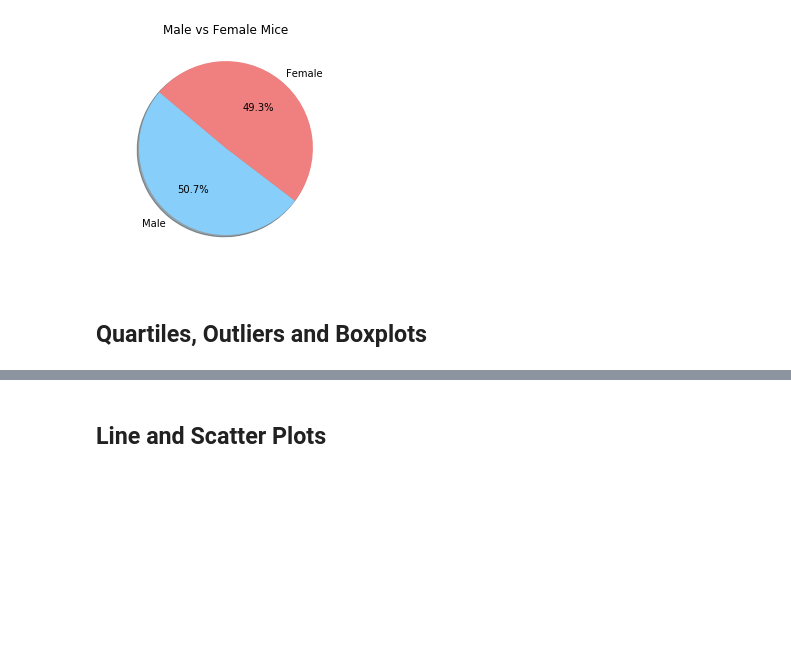
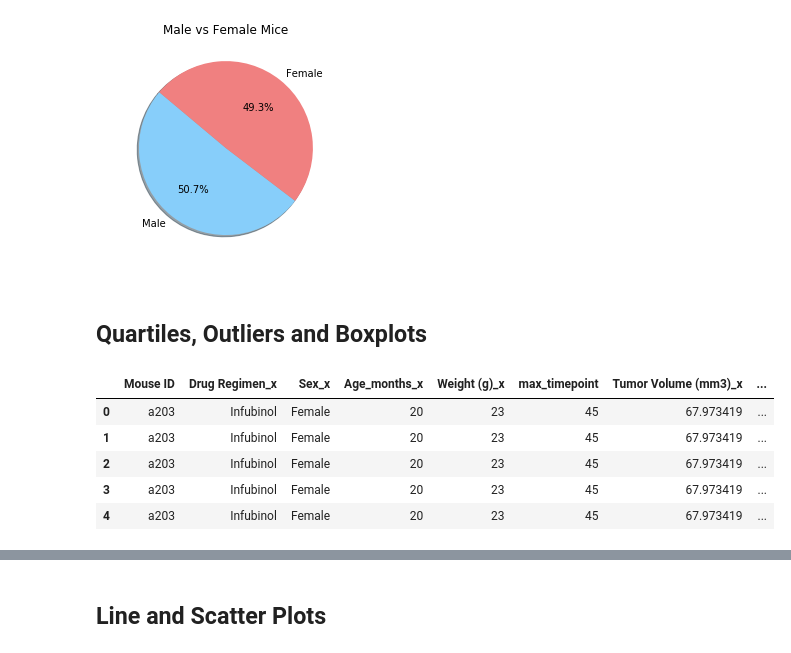
Before and after one commit to kflores56/Pharmaceutical-Analysis, a Jupyter notebook: Pymaceuticals/pymaceuticals_starter.ipynb, the cells around one changed output, grey strips where cells are left out. Saved outputs shown, nothing was run; the diff lists cells and outputs as text; code cells hidden in the pictures; blank space fills up the shorter version.

```diff
--- a/Pymaceuticals/pymaceuticals_starter.ipynb
+++ b/Pymaceuticals/pymaceuticals_starter.ipynb
@@ -238,10 +238,20 @@ plt.show()
 # %%
 # Calculate the final tumor volume of each mouse across four of the treatment regimens:
 # Capomulin, Ramicane, Infubinol, and Ceftamin
 
 # Start by getting the last (greatest) timepoint for each mouse
-
+max_timepoint = unduplicated_mice.groupby("Mouse ID").max().rename(columns={'Timepoint': 'max_timepoint'})
+max_timepoint
 
 # Merge this group df with the original dataframe to get the tumor volume at the last timepoint
+final_tumor = pd.merge(max_timepoint, unduplicated_mice, how="left", on="Mouse ID")
+final_tumor.head()
+# %% [output]
+|  | Mouse ID | Drug Regimen_x | Sex_x | Age_months_x | Weight (g)_x | max_timepoint | Tumor Volume (mm3)_x | ... |
+| 0 | a203 | Infubinol | Female | 20 | 23 | 45 | 67.973419 | ... |
+| 1 | a203 | Infubinol | Female | 20 | 23 | 45 | 67.973419 | ... |
+| 2 | a203 | Infubinol | Female | 20 | 23 | 45 | 67.973419 | ... |
+| 3 | a203 | Infubinol | Female | 20 | 23 | 45 | 67.973419 | ... |
+| 4 | a203 | Infubinol | Female | 20 | 23 | 45 | 67.973419 | ... |
 # %%
 # Put treatments into a list for for loop (and later for plot labels)
```
Also changed, not shown: parts of 3 cells of this notebook.
